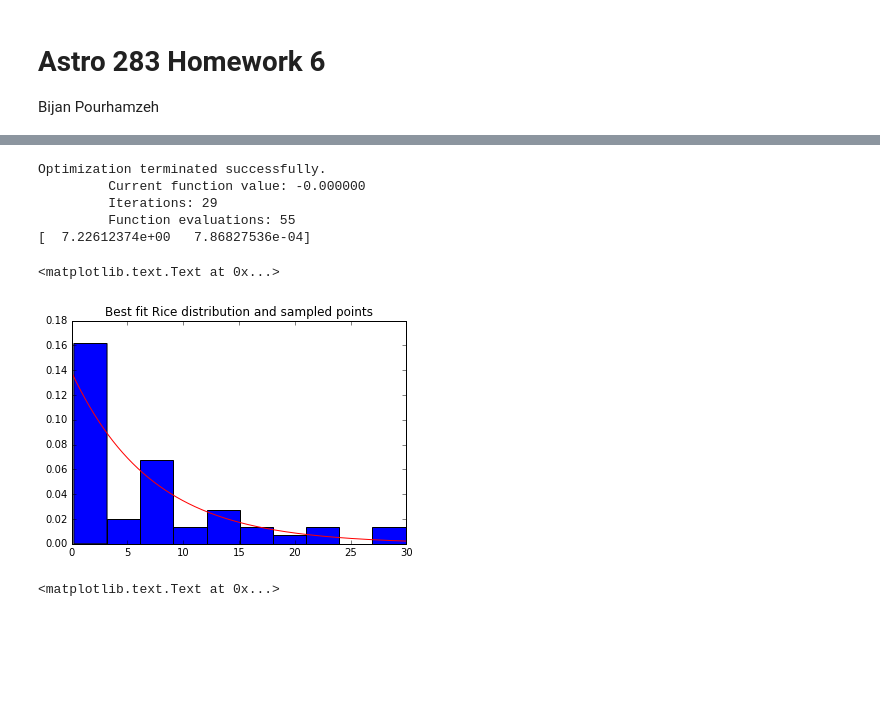
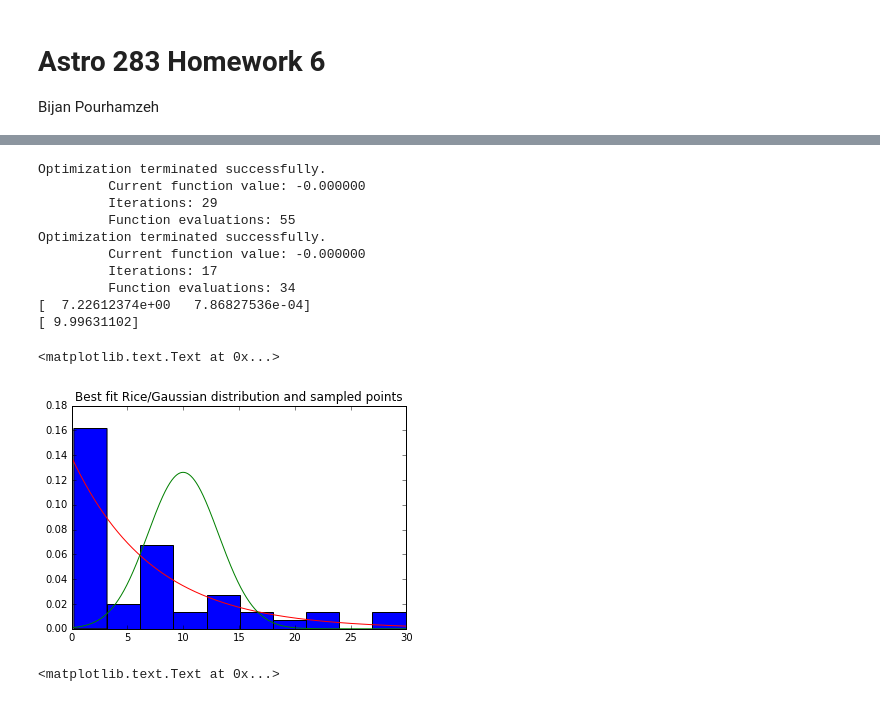
Before and after one commit to mbuchove/notebook-wurk-b, a Jupyter notebook: stats/HW_6_PS.ipynb, the cells around one changed output, grey strips where cells are left out. Drawn from its saved outputs; the diff is of its cells as text; code cells hidden in the pictures; blank space fills up the shorter version.

```diff
--- a/stats/HW_6_PS.ipynb
+++ b/stats/HW_6_PS.ipynb
@@ -64,29 +85,46 @@ def rice_likelihood(params, x):
 
 #Negative likelihood so we can use fmin
 neg_RL = lambda params, x: -1*np.prod(rice_likelihood(params,x))
+
+def gaussian_(mu, x):
+    '''Returns a gaussian with variance equal to its mean'''
+
+    return 1/np.sqrt(2*np.pi*mu)*np.exp(-0.5*(x-mu)**2/mu)
+
+neg_G = lambda mu, x: -1*np.prod(gaussian_(mu,x))
 # %%
 #Optimize!
 
-initial = np.array([5,0])
-opt_r = fmin(neg_RL, initial, args=(x_dat,))
+initial_r = np.array([5,0])
+opt_r = fmin(neg_RL, initial_r, args=(x_dat,))
+
+initial_g = np.array([np.mean(x_dat)])
+opt_g = fmin(neg_G, initial_g, args=(x_dat,))
 
 print(opt_r)
+print(opt_g)
 # %% [output]
 Optimization terminated successfully.
          Current function value: -0.000000
          Iterations: 29
          Function evaluations: 55
+Optimization terminated successfully.
+         Current function value: -0.000000
+         Iterations: 17
+         Function evaluations: 34
 [  7.22612374e+00   7.86827536e-04]
+[ 9.99631102]
 # %%
 #Plot to see how it looks. Meh....
 
 plt.hist(x_dat, normed=True)
 x_vals = np.arange(0,30,.01)
 plt.plot(x_vals, rice_likelihood(opt_r,x_vals), 'r-')
-plt.title('Best fit Rice distribution and sampled points')
+plt.plot(x_vals, gaussian_(opt_g,x_vals), 'g-')
+plt.title('Best fit Rice/Gaussian distribution and sampled points')
 # %% [output]
 <matplotlib.text.Text at 0x...>
-[figure, old version]
+[figure, new version]
 # %%
 #Contour plot of posterior function, unnormalized
 
```
Also changed, not shown: parts of 7 cells of this notebook.
